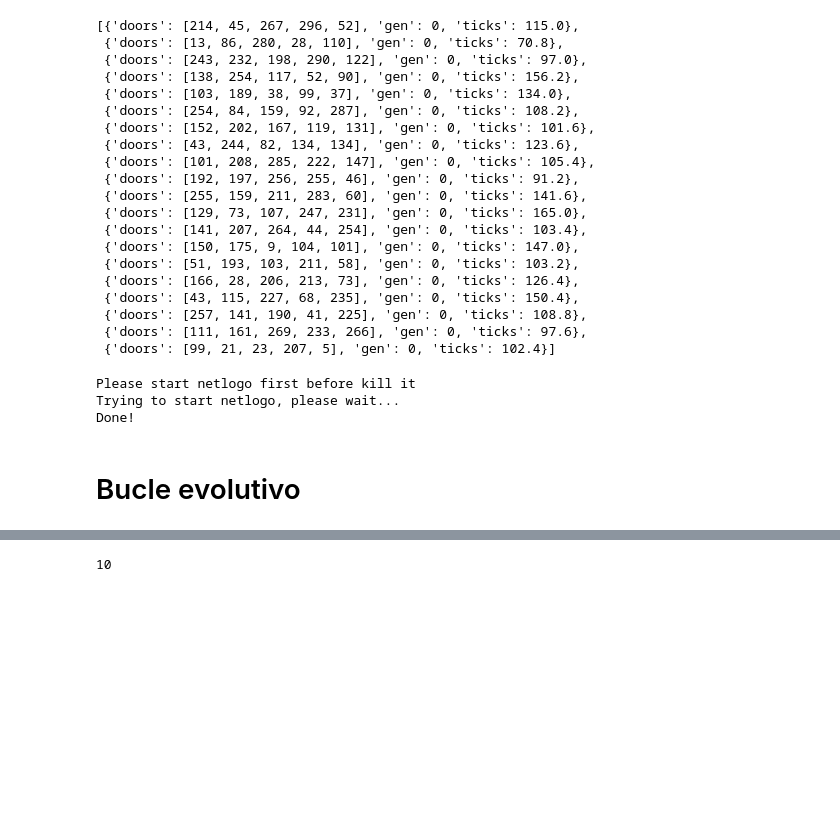
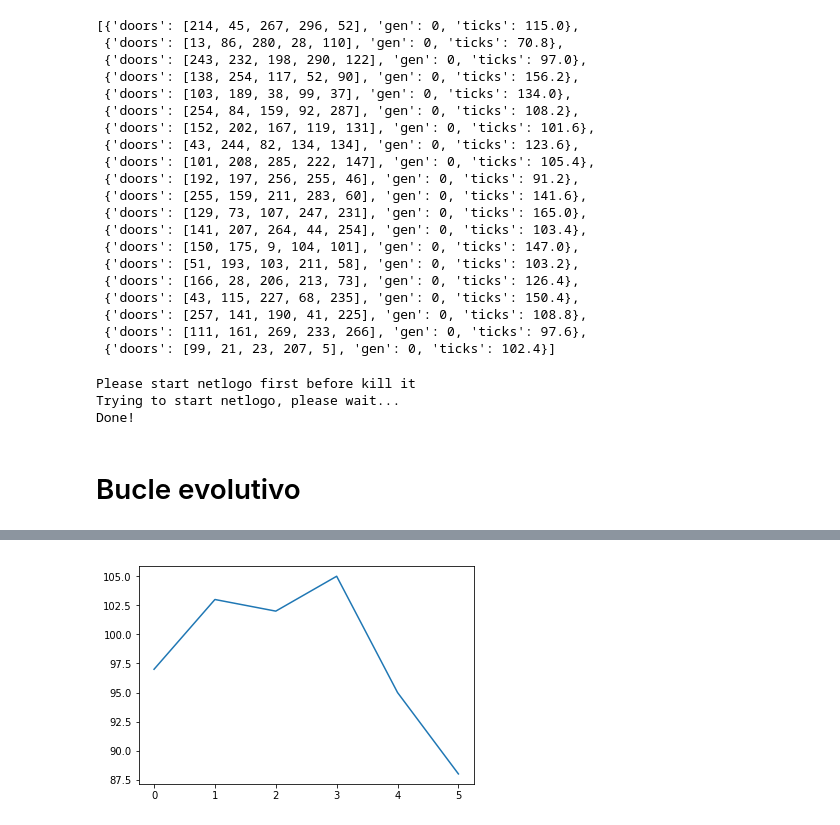
Before and after one commit to fr4j4/INFO267_2018_TAREA_GA, a Jupyter notebook: tareaplusplus.ipynb, the cells around one changed output, grey strips where cells are left out. Saved outputs shown, nothing was run; the diff lists cells and outputs as text; code cells hidden in the pictures; blank space fills up the shorter version.

Commit message:
plot

```diff
--- a/tareaplusplus.ipynb
+++ b/tareaplusplus.ipynb
@@ -135,7 +135,7 @@ def do_tournament(pop,n_players):
     if(n_players > len(pop)):
         n_players=len(pop)
     while len(tmp_pop) >= n_players:
-        print("#")
+#        print("#")
 #        print("len: {0}".format(len(tmp_pop)))
 #        for i in tmp_pop:
 #            print(i)
@@ -214,6 +214,12 @@ def do_mutate(pop,prob=p_mut):
             individual['doors'][random_index] = new_door
             individual['ticks']=0
     return new_pop
+
+
+def get_best_from_pop(pop):
+    best_index = np.argmin(list(map(lambda p:p['ticks'],pop)))
+    best = pop2[best_index]
+    return best
 # %%
 good_doors = get_good_doors() #guardar las puertas posibles en good_doors
 len(good_doors)
@@ -397,4 +413,0 @@ Total elapsed time: 78.05419635772705
-# %%
-len(pop2)
-# %% [output]
-10
@@ -402,0 +414,12 @@ import matplotlib as mpl
+# %%
+import matplotlib.pyplot as plt
+
+x_points=list(map(lambda x:x[0],best_of))
+y_points=list(map(lambda x:x[1]['ticks'],best_of))
+
+#print(x_points)
+#print(y_points)
+plt.plot(x_points,y_points)
+plt.show()
+# %% [output]
+[figure, added]
```
Also changed, not shown: parts of 2 cells of this notebook.
